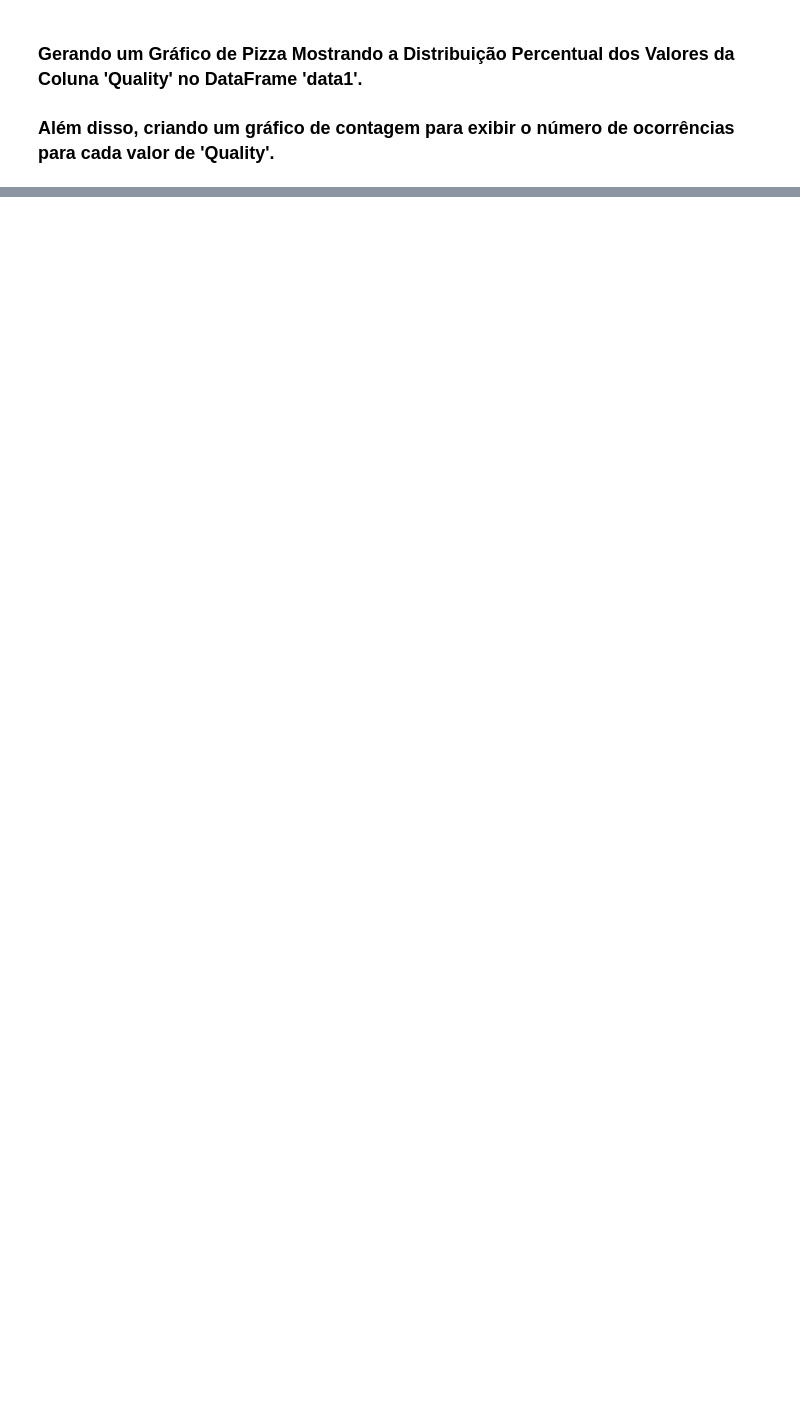
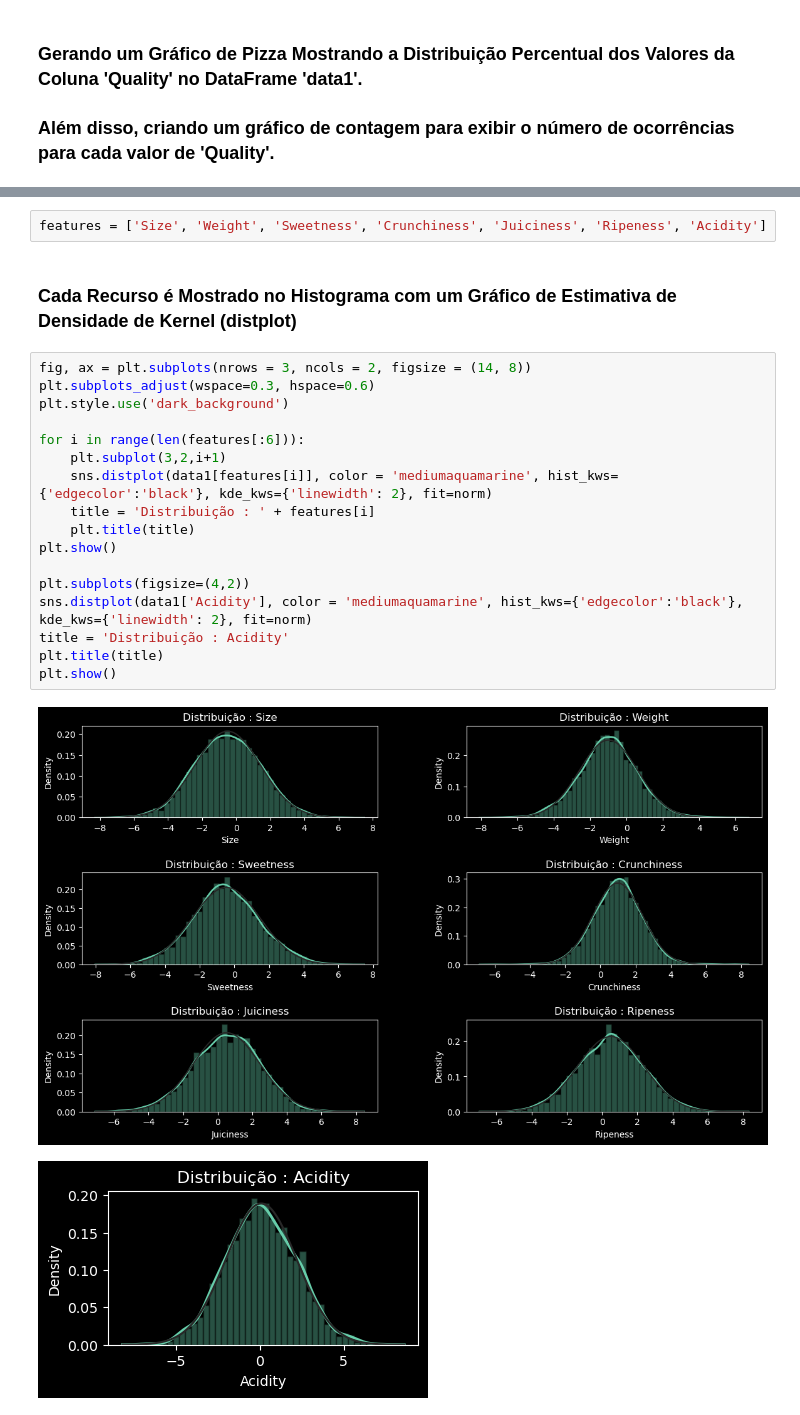
Before and after one commit to JonathaVaz/Classificacao_de_Macas_Machine_Learning, a Jupyter notebook: Machine Learning - Classificação de Maças 3 (Direto ao Ponto).ipynb, the cells around one changed output, grey strips where cells are left out. Cells and saved outputs as stored; diff of their text form; blank space fills up the shorter version.

```diff
--- a/Machine Learning - Classificação de Maças 3 (Direto ao Ponto).ipynb
+++ b/Machine Learning - Classificação de Maças 3 (Direto ao Ponto).ipynb
@@ -224,0 +273,24 @@ plt.show()
+# %%
+features = ['Size', 'Weight', 'Sweetness', 'Crunchiness', 'Juiciness', 'Ripeness', 'Acidity']
+# %% [markdown]
+### **Cada Recurso é Mostrado no Histograma com um Gráfico de Estimativa de Densidade de Kernel (distplot)**
+# %%
+fig, ax = plt.subplots(nrows = 3, ncols = 2, figsize = (14, 8))
+plt.subplots_adjust(wspace=0.3, hspace=0.6)
+plt.style.use('dark_background')
+
+for i in range(len(features[:6])):
+    plt.subplot(3,2,i+1)
+    sns.distplot(data1[features[i]], color = 'mediumaquamarine', hist_kws={'edgecolor':'black'}, kde_kws={'linewidth': 2}, fit=norm)
+    title = 'Distribuição : ' + features[i]
+    plt.title(title)
+plt.show()
+
+plt.subplots(figsize=(4,2))
+sns.distplot(data1['Acidity'], color = 'mediumaquamarine', hist_kws={'edgecolor':'black'}, kde_kws={'linewidth': 2}, fit=norm)
+title = 'Distribuição : Acidity'
+plt.title(title)
+plt.show()
+# %% [output]
+[figure, added]
+[figure, added]
```
Also changed, not shown: parts of 53 cells of this notebook.
